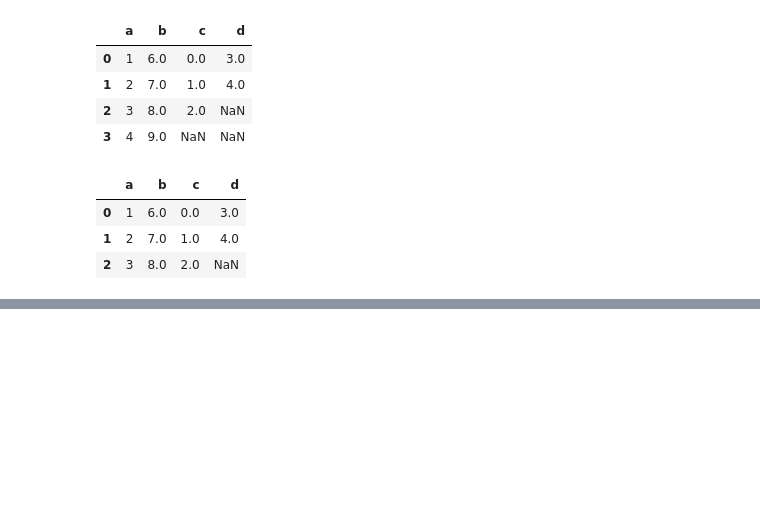
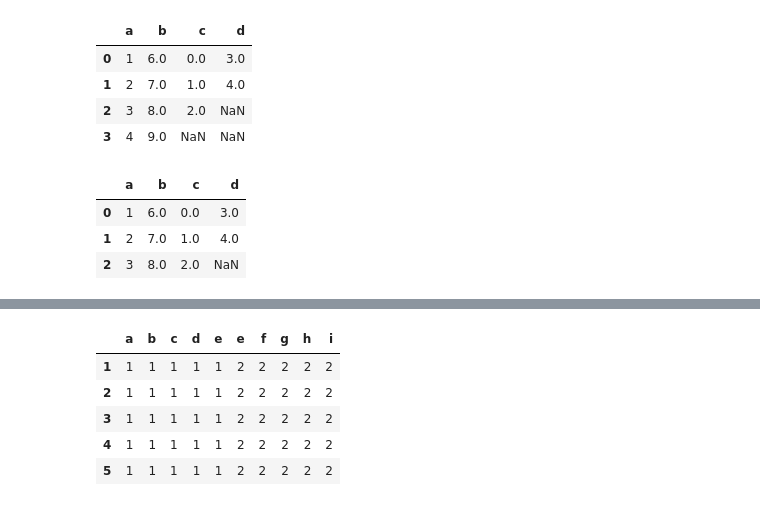
Before and after one commit to utsaverma2001-crypto/Machine-Learning, a Jupyter notebook: Python-for-Data-Visualization/Pandas.ipynb, the cells around one changed output, grey strips where cells are left out. Saved outputs shown, nothing was run; the diff lists cells and outputs as text; code cells hidden in the pictures; blank space fills up the shorter version.

```diff
--- a/Python-for-Data-Visualization/Pandas.ipynb
+++ b/Python-for-Data-Visualization/Pandas.ipynb
@@ -206,0 +334,8 @@ df.dropna(thresh=3)
+# %%
+x1={'a':[1,1,1,1,1],'b':[1,1,1,1,1],'c':[1,1,1,1,1],'d':[1,1,1,1,1],'e':[1,1,1,1,1]}
+x2={'e':[2,2,2,2,2],'f':[2,2,2,2,2],'g':[2,2,2,2,2],'h':[2,2,2,2,2],'i':[2,2,2,2,2]}
+x3={'a':[3,3,3,3,3],'b':[3,3,3,3,3],'c':[3,3,3,3,3],'d':[3,3,3,3,3],'e':[3,3,3,3,3]}
+# %%
+df1=pd.DataFrame(x1,index=[1,2,3,4,5])
+df2=pd.DataFrame(x2,index=[1,2,3,4,5])
+df3=pd.DataFrame(x3,index=[5,6,7,8,9])
@@ -206,0 +369,9 @@ df.dropna(thresh=3)
+# %%
+pd.concat([df1,df2],axis=1)  #concatenation
+# %% [output]
+|  | a | b | c | d | e | e | f | g | h | i |
+| 1 | 1 | 1 | 1 | 1 | 1 | 2 | 2 | 2 | 2 | 2 |
+| 2 | 1 | 1 | 1 | 1 | 1 | 2 | 2 | 2 | 2 | 2 |
+| 3 | 1 | 1 | 1 | 1 | 1 | 2 | 2 | 2 | 2 | 2 |
+| 4 | 1 | 1 | 1 | 1 | 1 | 2 | 2 | 2 | 2 | 2 |
+| 5 | 1 | 1 | 1 | 1 | 1 | 2 | 2 | 2 | 2 | 2 |
```
Also changed, not shown: parts of 43 cells of this notebook.
